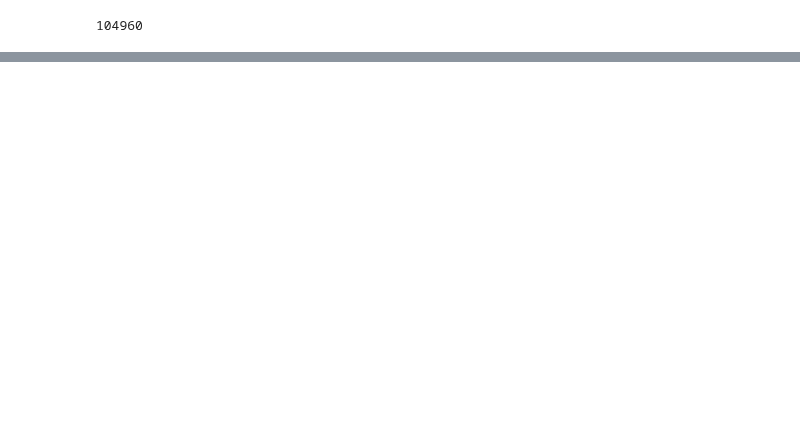
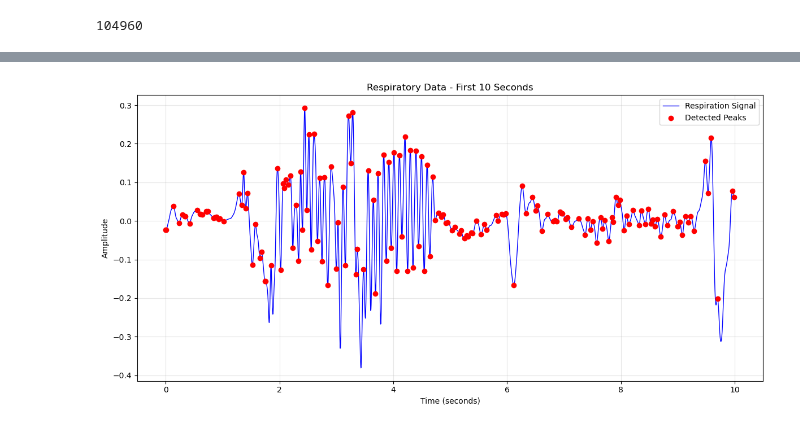
Before and after one commit to padillacoreanolab/respiratory_pilot, a Jupyter notebook: notebooks/thomas_notebooks/testing_rsp_plot.ipynb, the cells around one changed output, grey strips where cells are left out. Cells and saved outputs as stored; diff of their text form; code cells hidden in the pictures; blank space fills up the shorter version.

```diff
--- a/notebooks/thomas_notebooks/testing_rsp_plot.ipynb
+++ b/notebooks/thomas_notebooks/testing_rsp_plot.ipynb
@@ -83,6 +85,11 @@ rsp_df.df.head()
 | 3 | 0.009830 | -0.022772 | None | NaN |
 | 4 | 0.013107 | -0.021903 | None | NaN |
 # %%
-boris_data = r'C:\Users\ADMIN\Desktop\Code\researchProjs\respiratory_pilot\data\22_rehouse_d4_OM.csv'
+boris_data = r'C:\Users\ADMIN\Desktop\Code\researchProjs\respiratory_pilot\testing_data\22_rehouse_d4_OM.csv'
 boris_df = pd.read_csv(boris_data)
+
+boris_df["Start (s)"] = boris_df["Start (s)"] - 600
+boris_df["Stop (s)"] = boris_df["Stop (s)"] - 600
+
+boris_df.head(10)
 # %% [output]
@@ -89,0 +108,9 @@ NameError: name 'pd' is not defined
+# %%
+new_rsp_df = rsp_plot.Rsp_Kit(
+    resp_data=subj_11_b_resp_data,
+    fs=subj_11_b_resp_fs,
+    start_time=subj_11_b_resp_start_time,
+    size=subj_11_b_resp_size,
+    end_time=None,
+	behavior_data=boris_df,
+)
@@ -89,0 +137,4 @@ NameError: name 'pd' is not defined
+# %%
+new_rsp_df.plot(behavior_data=True, show_peaks=True)
+# %% [output]
+[figure, added]
```
Also changed, not shown: parts of 4 cells of this notebook.
